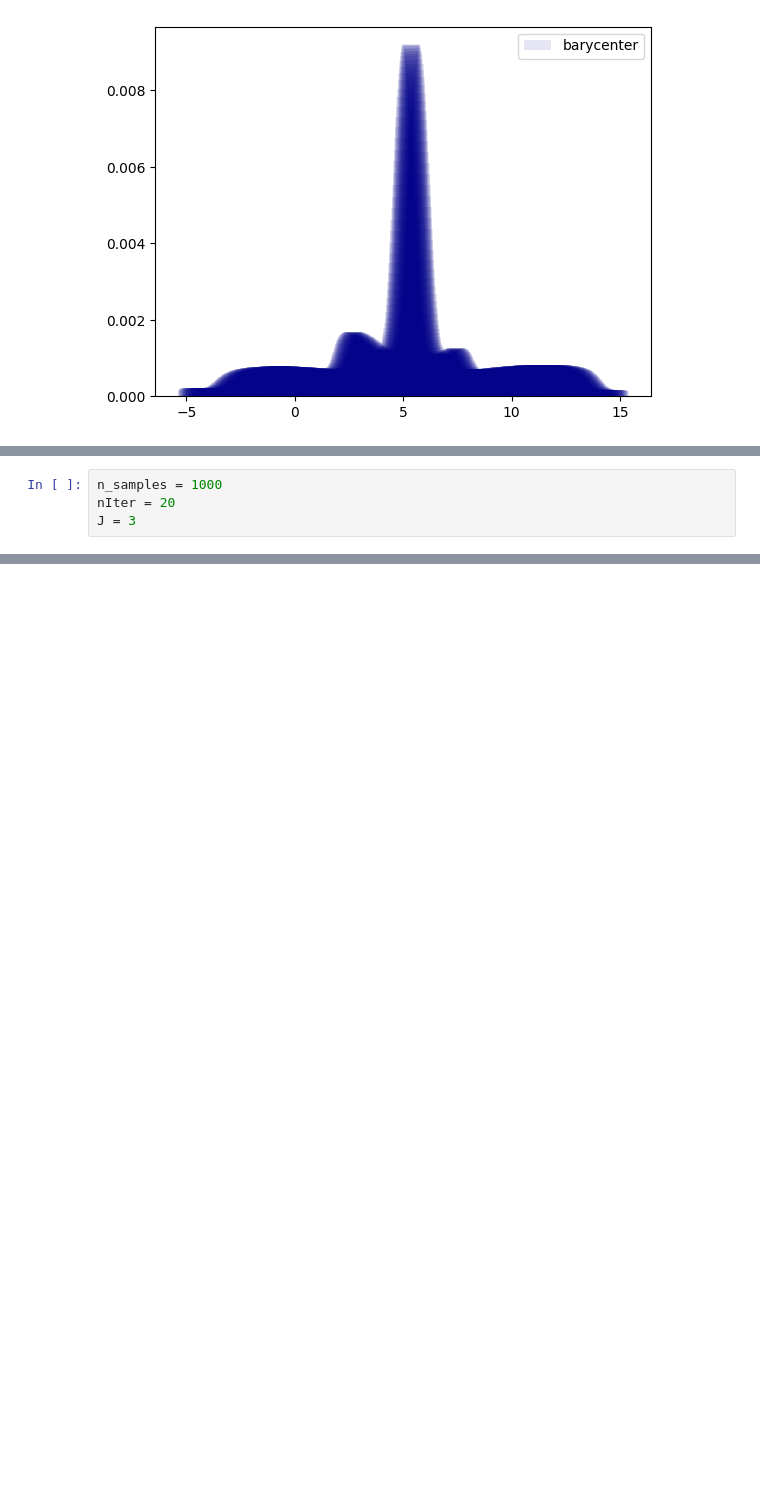
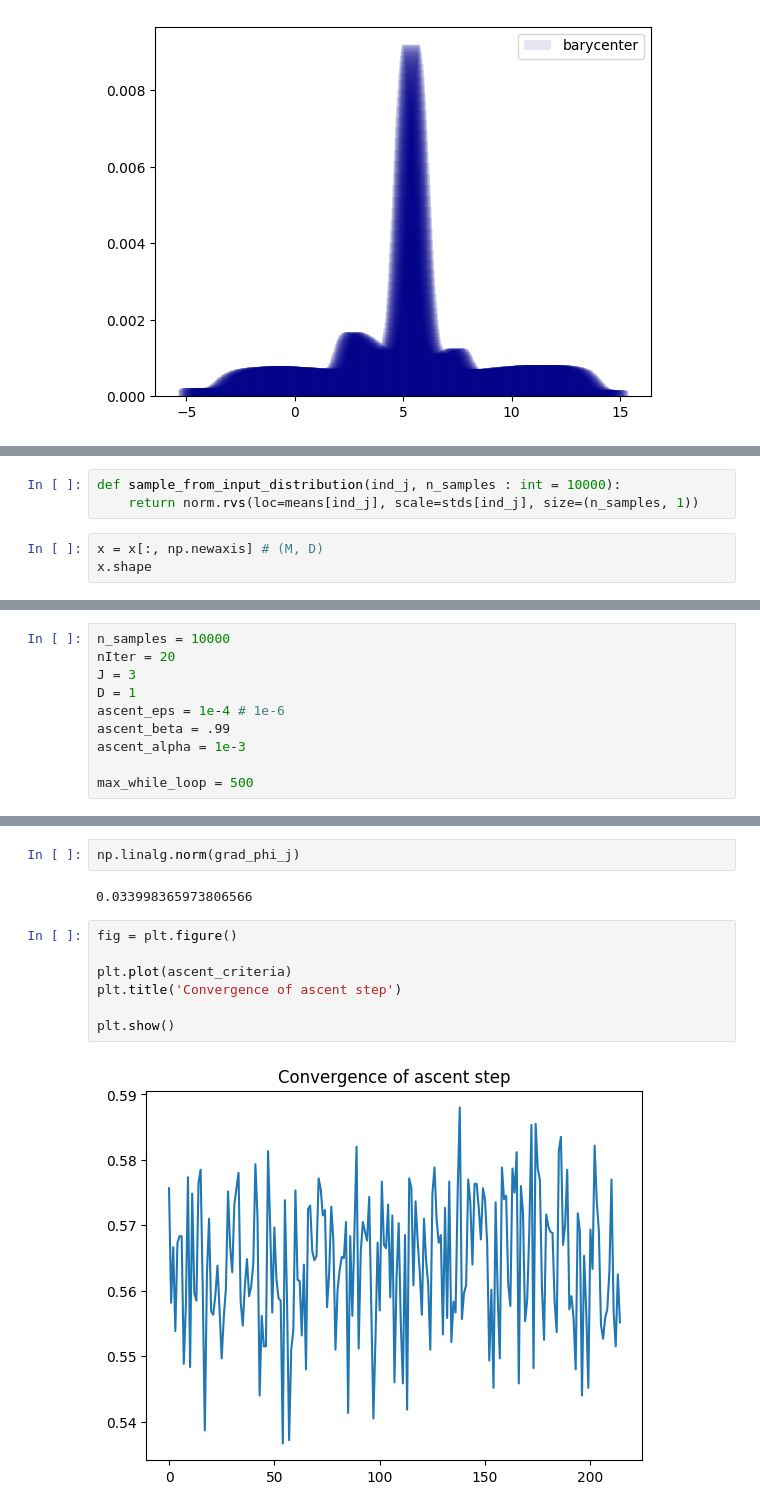
Before and after one commit to InesVATI/projectOT_stochastic_wasserstein_barycenters, a Jupyter notebook: code/experiments.ipynb, the cells around one changed output, grey strips where cells are left out. Drawn from its saved outputs; the diff is of its cells as text; blank space fills up the shorter version.

```diff
--- a/code/experiments.ipynb
+++ b/code/experiments.ipynb
@@ -107,4 +123,0 @@ plt.show()
-# %%
-n_samples = 1000
-nIter = 20
-J = 3
@@ -122,0 +124,6 @@ def compute_gradient_a(phi, Y):
+# %%
+def sample_from_input_distribution(ind_j, n_samples : int = 10000):
+    return norm.rvs(loc=means[ind_j], scale=stds[ind_j], size=(n_samples, 1))
+# %%
+x = x[:, np.newaxis] # (M, D)
+x.shape
@@ -122,0 +200,10 @@ def compute_gradient_a(phi, Y):
+# %%
+n_samples = 10000
+nIter = 20
+J = 3
+D = 1
+ascent_eps = 1e-4 # 1e-6
+ascent_beta = .99
+ascent_alpha = 1e-3
+
+max_while_loop = 500
@@ -122,0 +277,13 @@ def compute_gradient_a(phi, Y):
+# %%
+np.linalg.norm(grad_phi_j)
+# %% [output]
+0.033998365973806566
+# %%
+fig = plt.figure()
+
+plt.plot(ascent_criteria)
+plt.title('Convergence of ascent step')
+
+plt.show()
+# %% [output]
+[figure, added]
```
Also changed, not shown: parts of 23 cells of this notebook.
